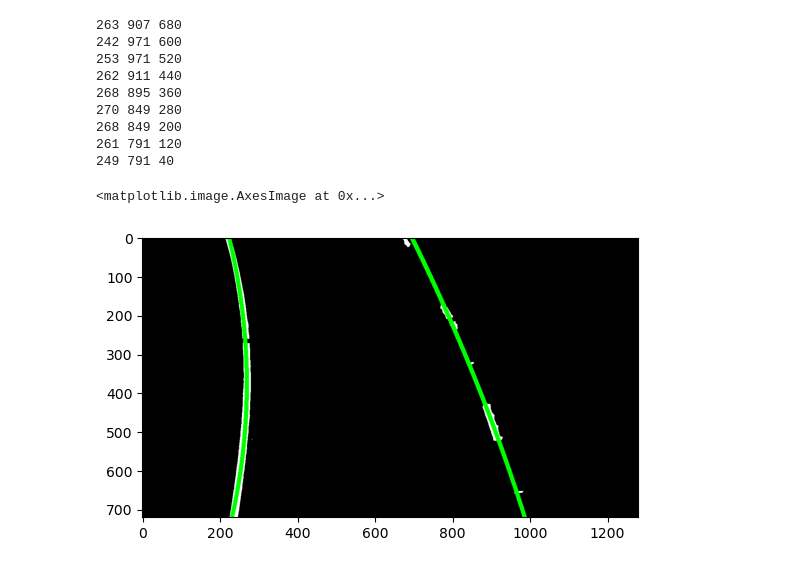
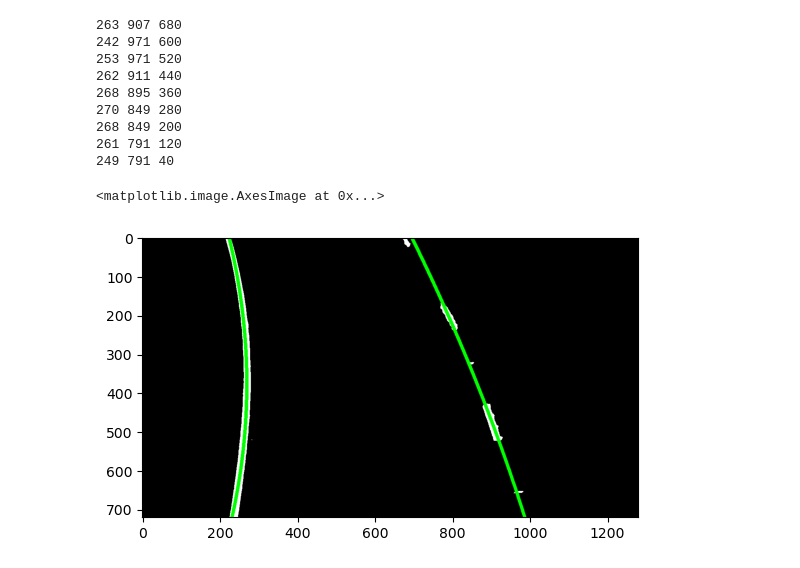
Before and after one commit to xFiveRivers/lane-detection-advanced, a Jupyter notebook: find_lines.ipynb, the cells around one changed output. Saved outputs shown, nothing was run; the diff lists cells and outputs as text; code cells hidden in the pictures.

Commit message:
created image of detected lane lines

```diff
--- a/find_lines.ipynb
+++ b/find_lines.ipynb
@@ -118,24 +118,24 @@ for _ in range(n_windows):
 261 791 120
 249 791 40
 # %%
-out_img = np.dstack((img, img, img))
+out_img = cv2.cvtColor(img, cv2.COLOR_GRAY2RGB)
+# out_img = np.zeros((img.shape[0], img.shape[1], 3))
 
 left_fit = np.polyfit(left_y, left_x, 2)
 right_fit = np.polyfit(right_y, right_x, 2)
 
 draw_x = np.linspace(0, img.shape[1], img.shape[1])
 
 draw_y_left = np.polyval(left_fit, draw_x)
 draw_y_right = np.polyval(right_fit, draw_x)
 
 draw_points_left = (np.asarray([draw_y_left, draw_x]).T).astype(np.int32)
 draw_points_right = (np.asarray([draw_y_right, draw_x]).T).astype(np.int32)
 
-draw = cv2.polylines(out_img, [draw_points_left], False, (0, 255, 0), thickness=10)
-draw = cv2.polylines(out_img, [draw_points_right], False, (0, 255, 0), thickness=10)
-
-# draw = cv2.cvtColor(draw, cv2.COLOR_BGR2RGB)
+draw = cv2.polylines(out_img, [draw_points_left], False, (0, 255, 0), thickness=8)
+draw = cv2.polylines(out_img, [draw_points_right], False, (0, 255, 0), thickness=8)
+draw = draw.astype(np.int32)
 plt.imshow(draw)
 # %% [output]
 <matplotlib.image.AxesImage at 0x...>
-[figure, old version]
+[figure, new version]
```
Also changed, not shown: parts of 1 cell of this notebook, 1 other file.
